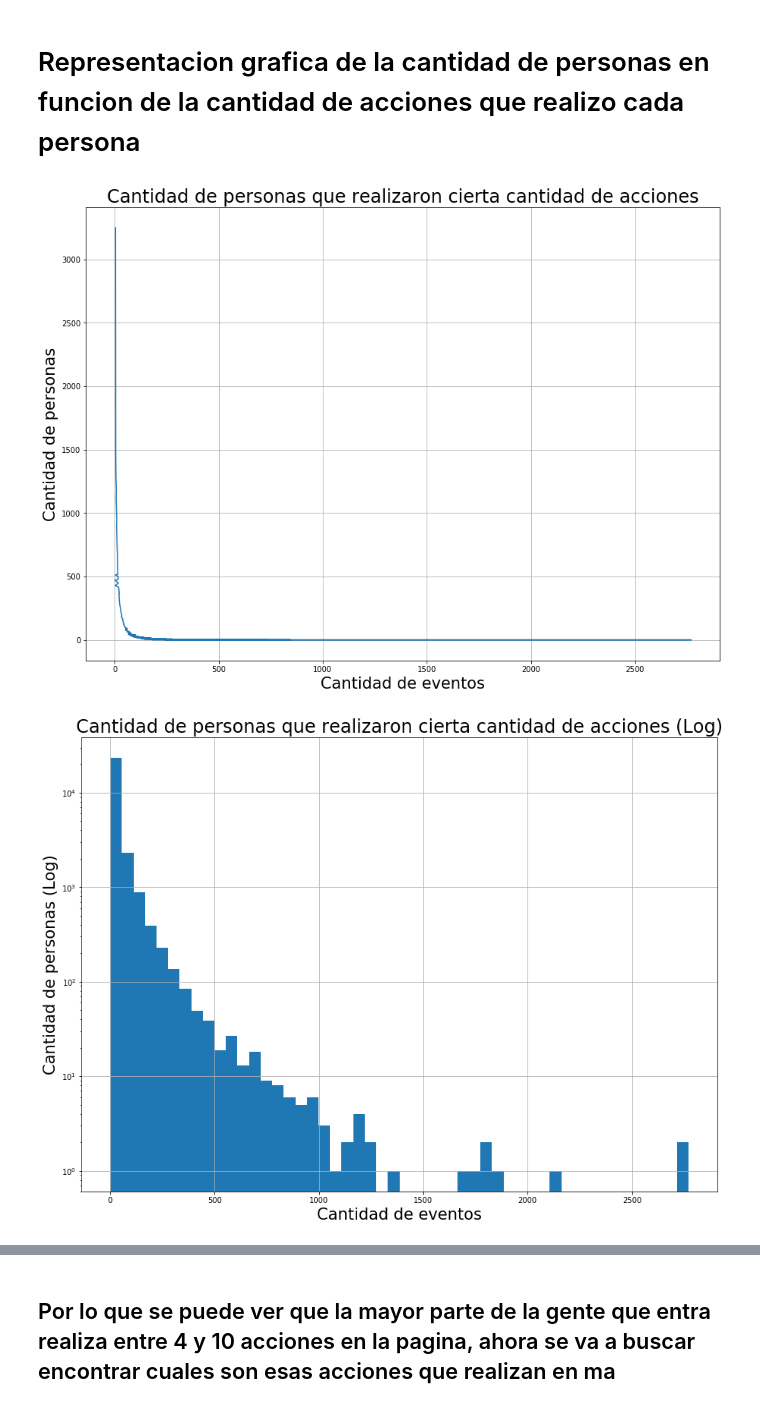
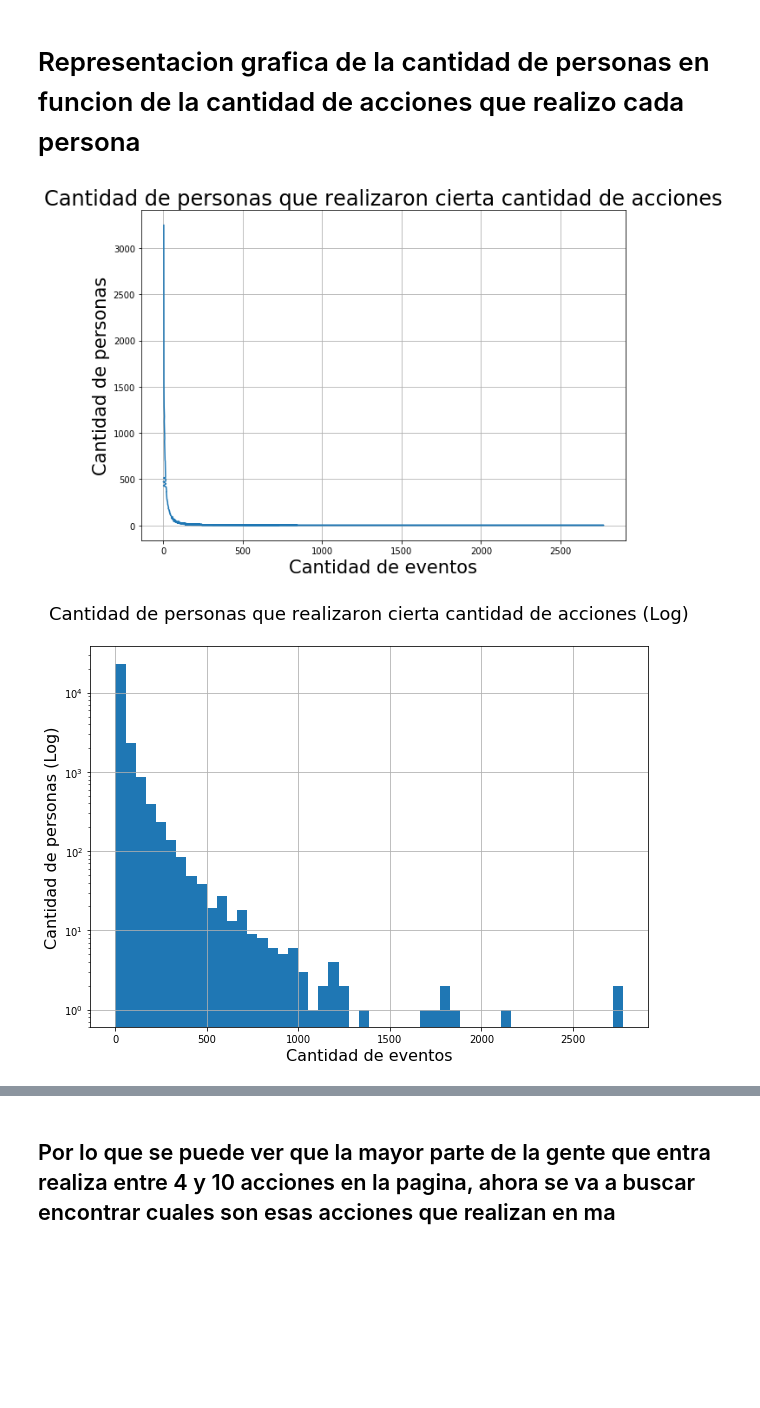
Before and after one commit to javier2409/TP1Datos2C2018, a Jupyter notebook: Analisis Personal.ipynb, the cells around one changed output, grey strips where cells are left out. Drawn from its saved outputs; the diff is of its cells as text; code cells hidden in the pictures; blank space fills up the shorter version.

```diff
--- a/Analisis Personal.ipynb
+++ b/Analisis Personal.ipynb
@@ -113,29 +114,29 @@ Name: event, dtype: int64
 # %%
 
 cant=grupPerEv['suma'].value_counts()
 
 fig_size = plt.rcParams["figure.figsize"]
-fig_size[0]=15
-fig_size[1]=11
+fig_size[0]=10
+fig_size[1]=7
 plt.rcParams["figure.figsize"] = fig_size
 
 plt.plot(cant)
 plt.grid()
 plt.title('Cantidad de personas que realizaron cierta cantidad de acciones',size=24)
 plt.xlabel('Cantidad de eventos',size=21)
 plt.ylabel('Cantidad de personas',size=21)
 plt.show()
 # %% [output]
-[figure, old version]
+[figure, new version]
 # %%
 x = grupPerEv['suma']
 plt.hist(x,bins=50)
 plt.grid()
-plt.title('Cantidad de personas que realizaron cierta cantidad de acciones (Log)',size=24)
-plt.xlabel('Cantidad de eventos',size=21)
-plt.ylabel('Cantidad de personas (Log)',size=21)
+plt.title('Cantidad de personas que realizaron cierta cantidad de acciones (Log)\n',size=18)
+plt.xlabel('Cantidad de eventos',size=16)
+plt.ylabel('Cantidad de personas (Log)',size=16)
 plt.yscale('log')
 plt.show()
 # %% [output]
-[figure, old version]
+[figure, new version]
 # %% [markdown]
```
Also changed, not shown: parts of 6 cells of this notebook, 7 other files.
